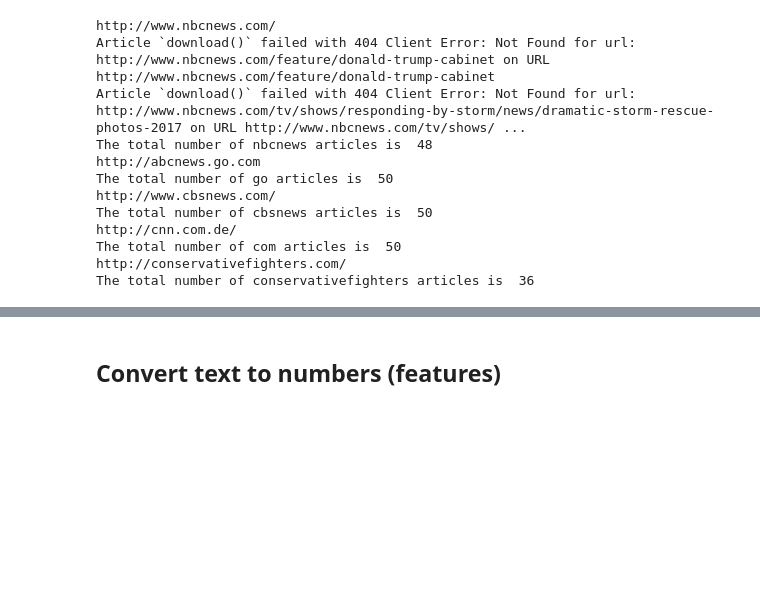
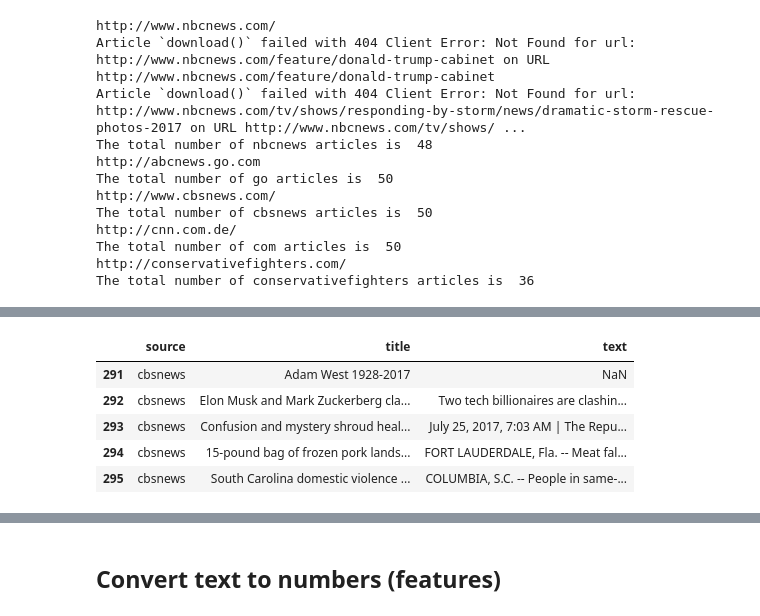
Before and after one commit to Fake-News-Project/Fake-News-Project, a Jupyter notebook: FakeNews_Prediction_NaiveBayes.ipynb, the cells around one changed output, grey strips where cells are left out. Cells and saved outputs as stored; diff of their text form; code cells hidden in the pictures; blank space fills up the shorter version.

```diff
--- a/FakeNews_Prediction_NaiveBayes.ipynb
+++ b/FakeNews_Prediction_NaiveBayes.ipynb
@@ -96,0 +111,11 @@ The total number of conservativefighters articles is  36
+# %%
+path = os.path.join('data', 'realnews_jz.csv')
+data_realnews = pd.read_csv(path,usecols=[2,3,5])
+data_realnews.tail()
+# %% [output]
+|  | source | title | text |
+| 291 | cbsnews | Adam West 1928-2017 | NaN |
+| 292 | cbsnews | Elon Musk and Mark Zuckerberg cla... | Two tech billionaires are clashin... |
+| 293 | cbsnews | Confusion and mystery shroud heal... | July 25, 2017, 7:03 AM | The Repu... |
+| 294 | cbsnews | 15-pound bag of frozen pork lands... | FORT LAUDERDALE, Fla. -- Meat fal... |
+| 295 | cbsnews | South Carolina domestic violence ... | COLUMBIA, S.C. -- People in same-... |
```
Also changed, not shown: parts of 34 cells of this notebook, 5 other files.
